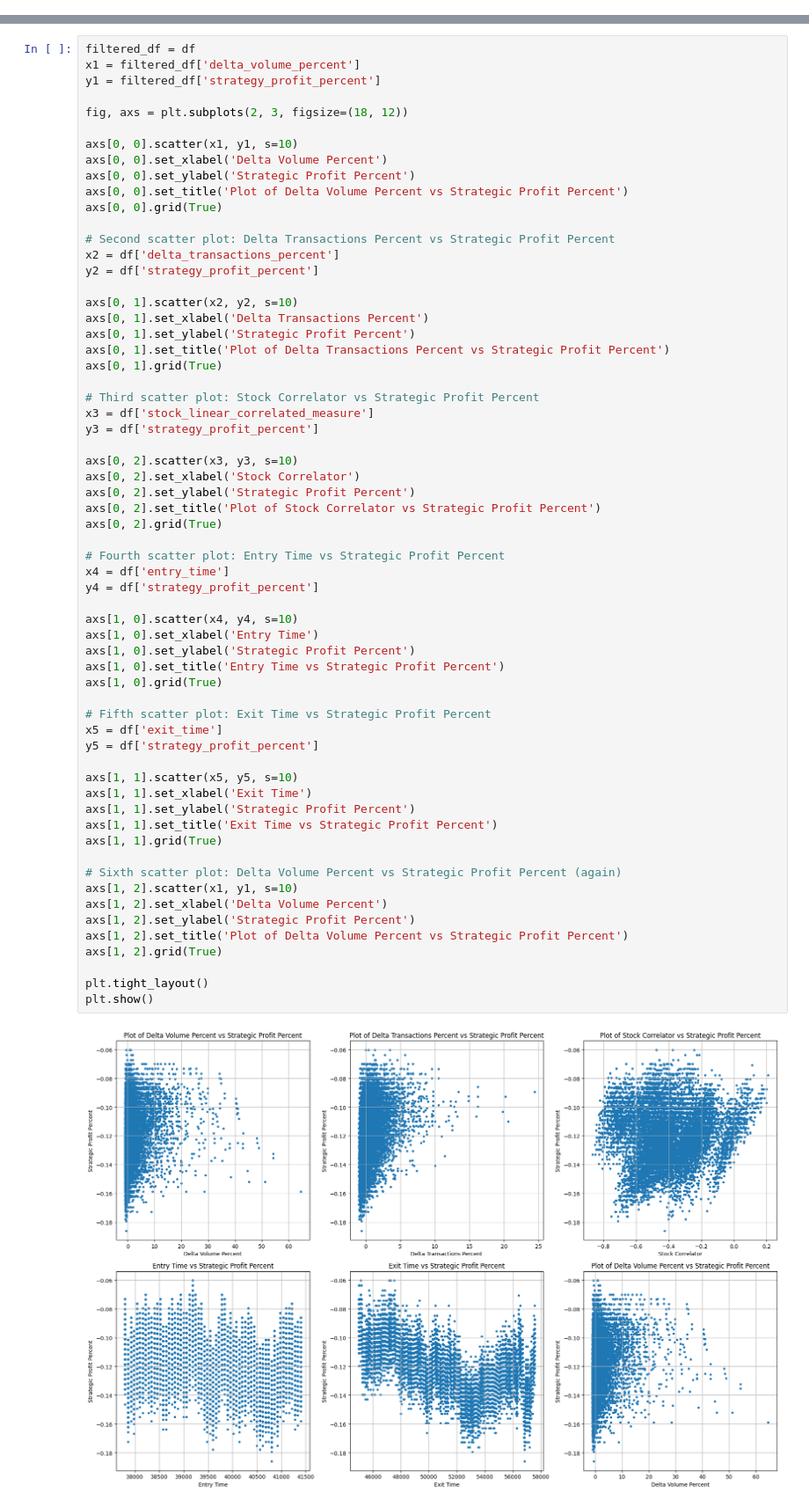
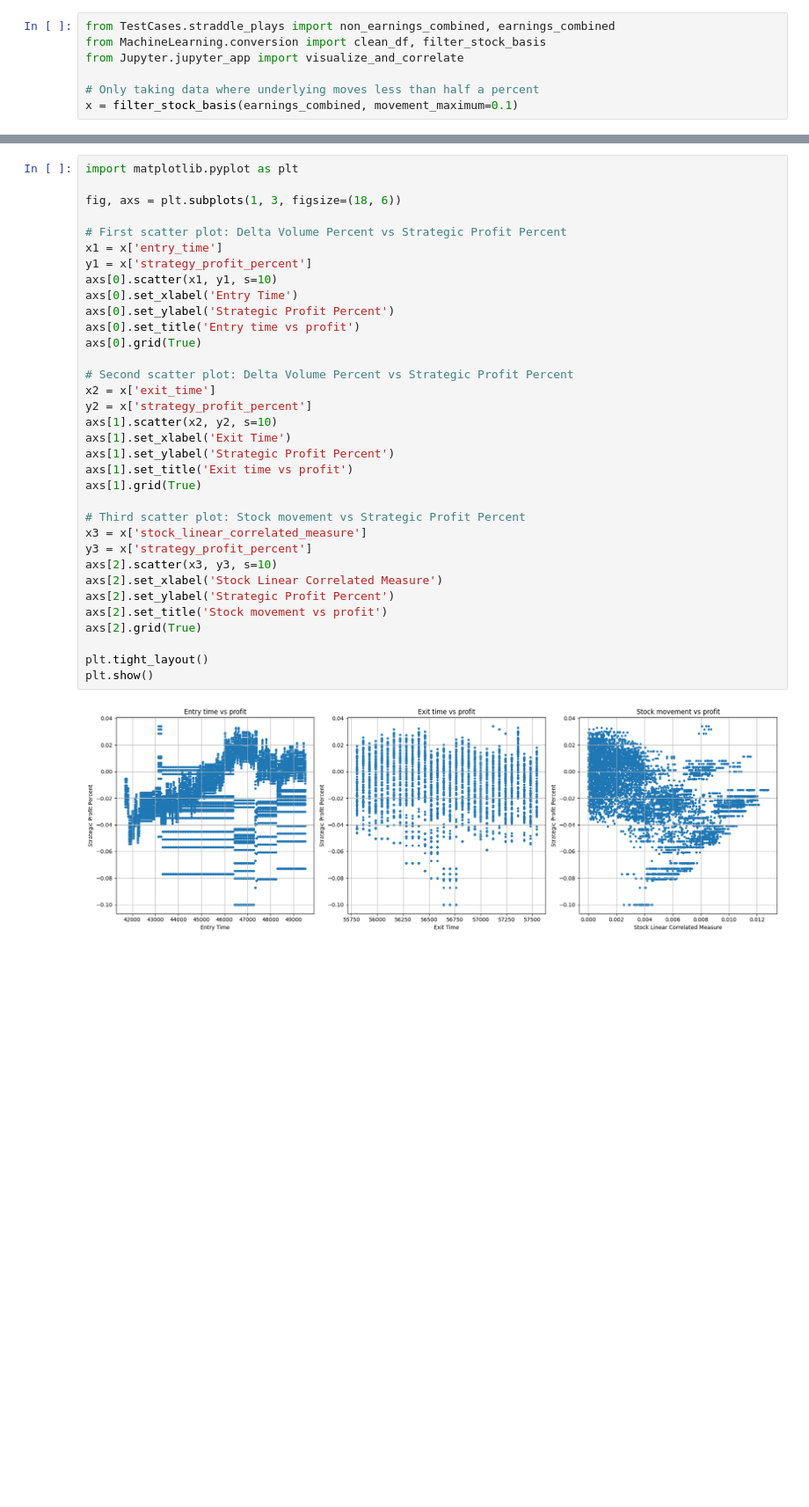
Before and after one commit to datroiano/Backtesting, a Jupyter notebook: Jupyter/machine_learning.ipynb, the cells around one changed output, grey strips where cells are left out. Shown: that part at 88% size. Drawn from its saved outputs; the diff is of its cells as text; blank space fills up the shorter version.

Commit message:
data analysis cont

```diff
--- a/Jupyter/machine_learning.ipynb
+++ b/Jupyter/machine_learning.ipynb
@@ -7,0 +1,7 @@ df.head(10)
+# %%
+from TestCases.straddle_plays import non_earnings_combined, earnings_combined
+from MachineLearning.conversion import clean_df, filter_stock_basis
+from Jupyter.jupyter_app import visualize_and_correlate
+
+# Only taking data where underlying moves less than half a percent
+x = filter_stock_basis(earnings_combined, movement_maximum=0.1)
@@ -8,64 +24,36 @@ df.head(10)
 # %%
-filtered_df = df
-x1 = filtered_df['delta_volume_percent']
-y1 = filtered_df['strategy_profit_percent']
+import matplotlib.pyplot as plt
 
-fig, axs = plt.subplots(2, 3, figsize=(18, 12))
+fig, axs = plt.subplots(1, 3, figsize=(18, 6))
 
-axs[0, 0].scatter(x1, y1, s=10)
-axs[0, 0].set_xlabel('Delta Volume Percent')
-axs[0, 0].set_ylabel('Strategic Profit Percent')
-axs[0, 0].set_title('Plot of Delta Volume Percent vs Strategic Profit Percent')
-axs[0, 0].grid(True)
+# First scatter plot: Delta Volume Percent vs Strategic Profit Percent
+x1 = x['entry_time']
+y1 = x['strategy_profit_percent']
+axs[0].scatter(x1, y1, s=10)
+axs[0].set_xlabel('Entry Time')
+axs[0].set_ylabel('Strategic Profit Percent')
+axs[0].set_title('Entry time vs profit')
+axs[0].grid(True)
 
-# Second scatter plot: Delta Transactions Percent vs Strategic Profit Percent
-x2 = df['delta_transactions_percent']
-y2 = df['strategy_profit_percent']
+# Second scatter plot: Delta Volume Percent vs Strategic Profit Percent
+x2 = x['exit_time']
+y2 = x['strategy_profit_percent']
+axs[1].scatter(x2, y2, s=10)
+axs[1].set_xlabel('Exit Time')
+axs[1].set_ylabel('Strategic Profit Percent')
+axs[1].set_title('Exit time vs profit')
+axs[1].grid(True)
 
-axs[0, 1].scatter(x2, y2, s=10)
-axs[0, 1].set_xlabel('Delta Transactions Percent')
-axs[0, 1].set_ylabel('Strategic Profit Percent')
-axs[0, 1].set_title('Plot of Delta Transactions Percent vs Strategic Profit Percent')
-axs[0, 1].grid(True)
-
-# Third scatter plot: Stock Correlator vs Strategic Profit Percent
-x3 = df['stock_linear_correlated_measure']
-y3 = df['strategy_profit_percent']
-
-axs[0, 2].scatter(x3, y3, s=10)
-axs[0, 2].set_xlabel('Stock Correlator')
-axs[0, 2].set_ylabel('Strategic Profit Percent')
-axs[0, 2].set_title('Plot of Stock Correlator vs Strategic Profit Percent')
-axs[0, 2].grid(True)
-
-# Fourth scatter plot: Entry Time vs Strategic Profit Percent
-x4 = df['entry_time']
-y4 = df['strategy_profit_percent']
-
-axs[1, 0].scatter(x4, y4, s=10)
-axs[1, 0].set_xlabel('Entry Time')
-axs[1, 0].set_ylabel('Strategic Profit Percent')
-axs[1, 0].set_title('Entry Time vs Strategic Profit Percent')
-axs[1, 0].grid(True)
-
-# Fifth scatter plot: Exit Time vs Strategic Profit Percent
-x5 = df['exit_time']
-y5 = df['strategy_profit_percent']
-
-axs[1, 1].scatter(x5, y5, s=10)
-axs[1, 1].set_xlabel('Exit Time')
-axs[1, 1].set_ylabel('Strategic Profit Percent')
-axs[1, 1].set_title('Exit Time vs Strategic Profit Percent')
-axs[1, 1].grid(True)
-
-# Sixth scatter plot: Delta Volume Percent vs Strategic Profit Percent (again)
-axs[1, 2].scatter(x1, y1, s=10)
-axs[1, 2].set_xlabel('Delta Volume Percent')
-axs[1, 2].set_ylabel('Strategic Profit Percent')
-axs[1, 2].set_title('Plot of Delta Volume Percent vs Strategic Profit Percent')
-axs[1, 2].grid(True)
+# Third scatter plot: Stock movement vs Strategic Profit Percent
+x3 = x['stock_linear_correlated_measure']
+y3 = x['strategy_profit_percent']
+axs[2].scatter(x3, y3, s=10)
+axs[2].set_xlabel('Stock Linear Correlated Measure')
+axs[2].set_ylabel('Strategic Profit Percent')
+axs[2].set_title('Stock movement vs profit')
+axs[2].grid(True)
 
 plt.tight_layout()
 plt.show()
 # %% [output]
-[figure, old version]
+[figure, new version]
```
Also changed, not shown: parts of 5 cells of this notebook, 4 other files.
